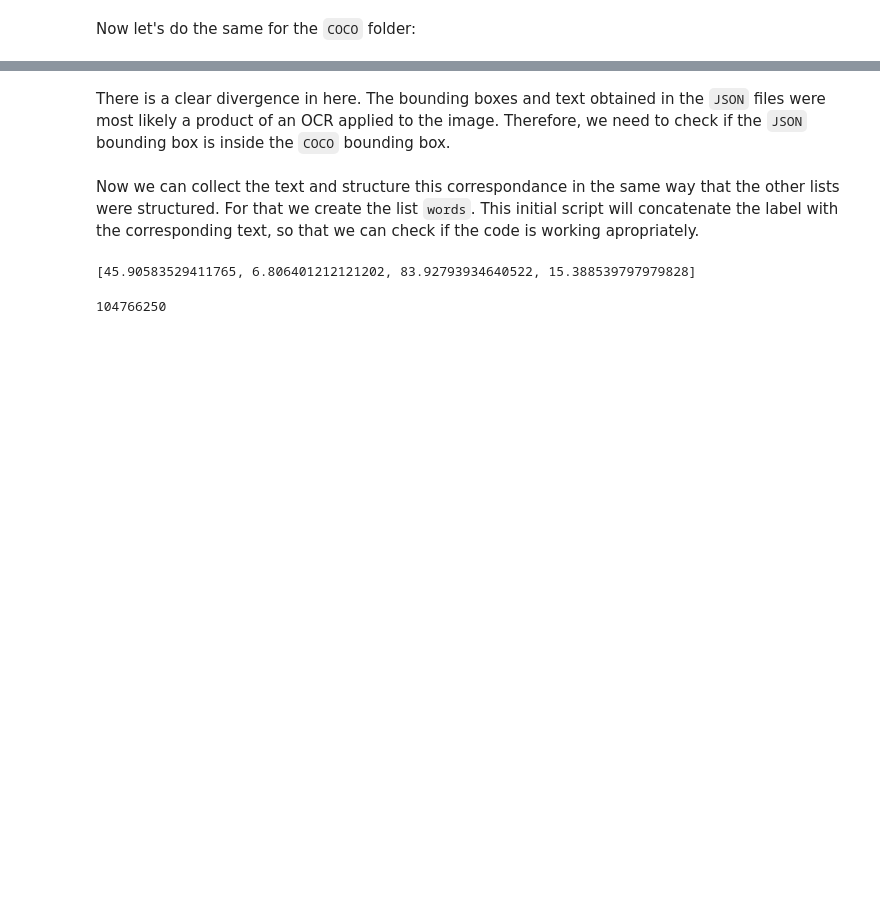
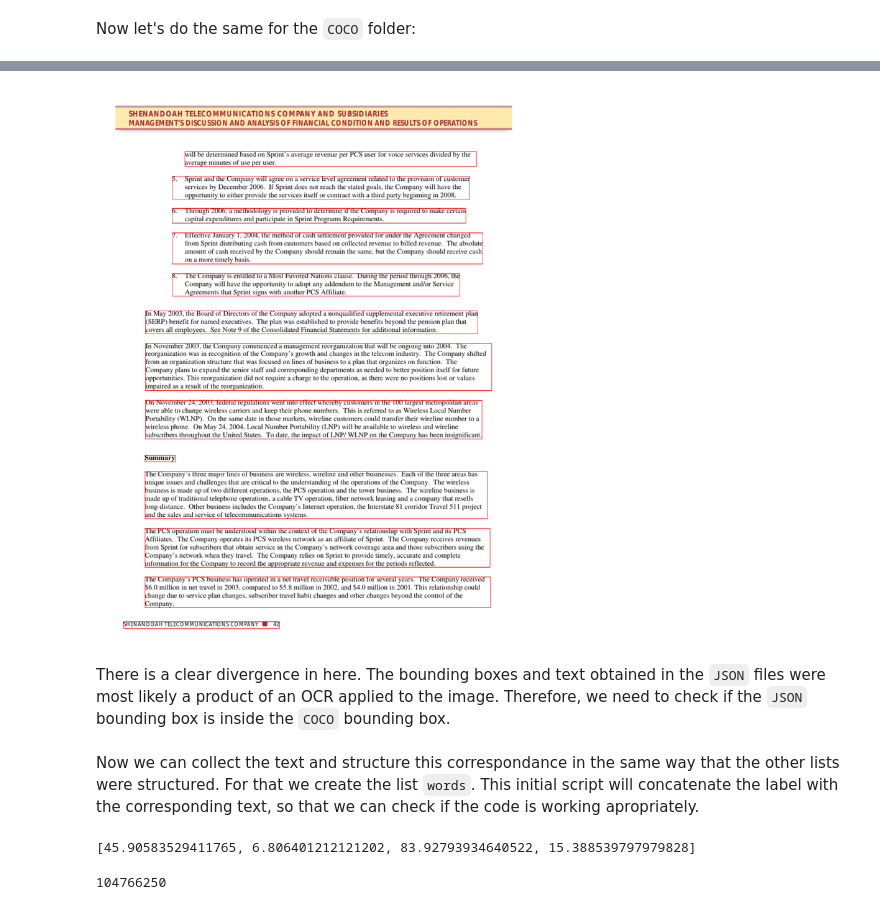
Before and after one commit to pmorelr/document_ai, a Jupyter notebook: notebooks/doclaynet_cleaning.ipynb, the cells around one changed output, grey strips where cells are left out. Drawn from its saved outputs; the diff is of its cells as text; code cells hidden in the pictures; blank space fills up the shorter version.

```diff
--- a/notebooks/doclaynet_cleaning.ipynb
+++ b/notebooks/doclaynet_cleaning.ipynb
@@ -165,3 +165,17 @@ image.resize((350,450))
+# %%
+index = 152
+
+image = Image.open(path_imgs+dataset[index]['image_path'])
+image = image.convert("RGB")
+
+draw = ImageDraw.Draw(image)
+for b in dataset[index]['bboxes']:
+   draw.rectangle([b[0], b[1], b[2], b[3]] ,outline='red')
+
+
+image.resize((700,900))
+# %% [output]
+[figure, added]
 # %% [markdown]
 There is a clear divergence in here. The bounding boxes and text obtained in the <code>JSON</code> files were most likely a product of an OCR applied to the image. Therefore, we need to check if the `JSON` bounding box is inside the `COCO` bounding box.
 # %%
```
Also changed, not shown: parts of 2 cells of this notebook, 1 other file.
